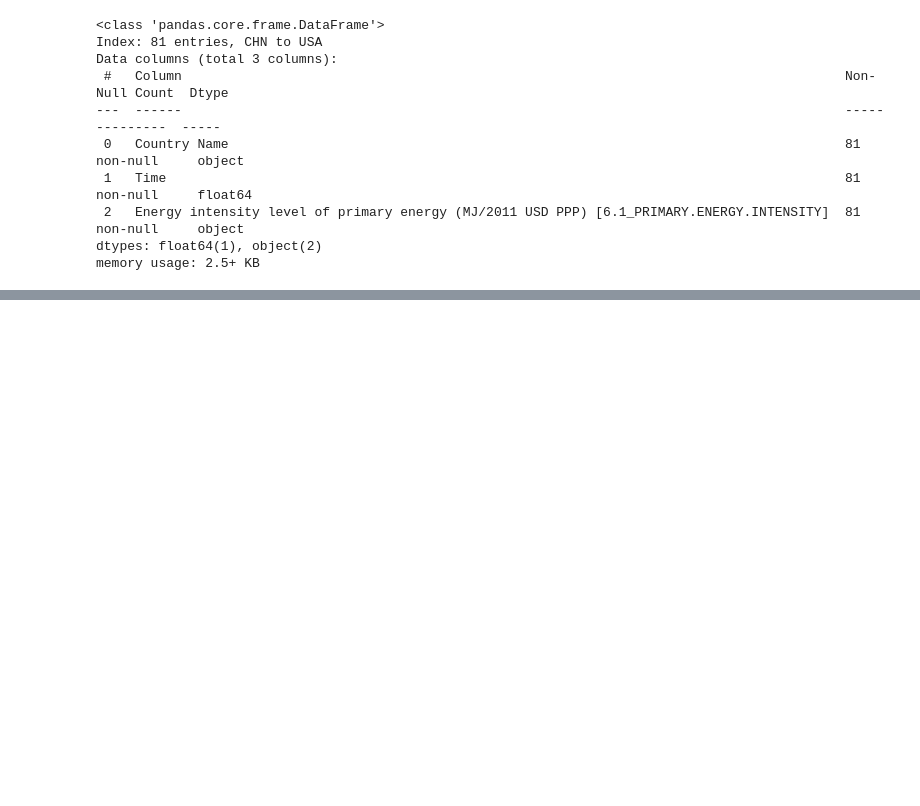
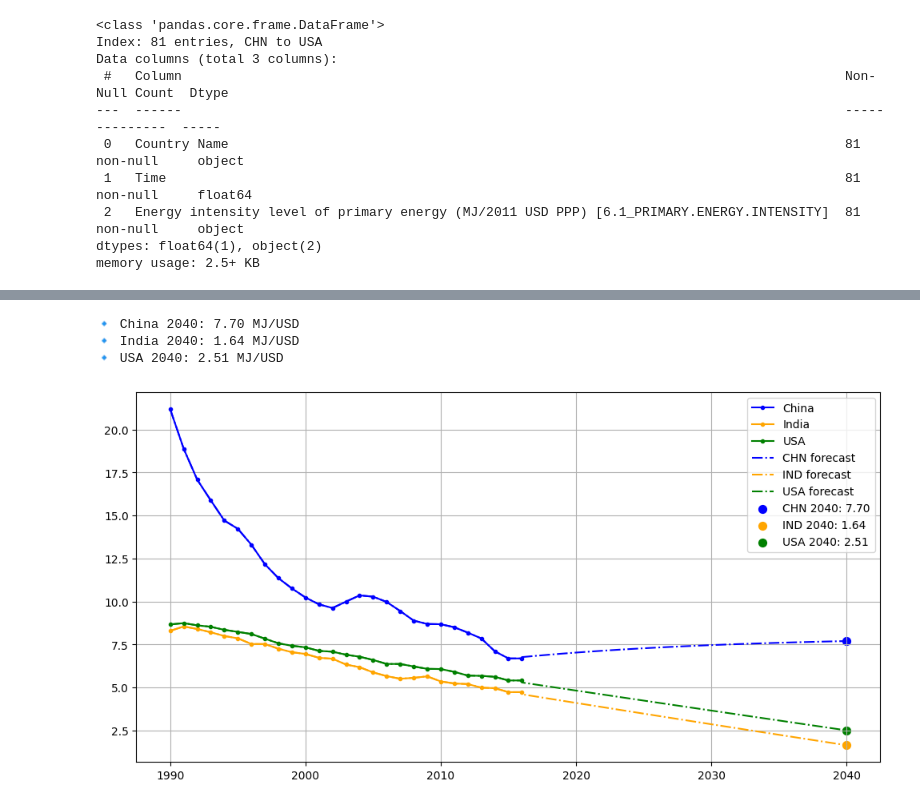
Before and after one commit to ximegargo012-droid/Energy, a Jupyter notebook: Energy.ipynb, the cells around one changed output, grey strips where cells are left out. Drawn from its saved outputs; the diff is of its cells as text; code cells hidden in the pictures; blank space fills up the shorter version.

```diff
--- a/Energy.ipynb
+++ b/Energy.ipynb
@@ -388,0 +307,10 @@ Success 2080
+# %%
+#Series of each country and desired year data
+for countryName in NRep:
+    match countryName:
+        case "China":
+            arimaCHN,WC=arimaPEnergy(primEChAsc)
+        case "India":
+            arimaIND,WI=arimaPEnergy(primEInAsc)
+        case "United States":
+            arimaUSA,WU=arimaPEnergy(primEUsAsc)
@@ -388,0 +341,33 @@ Success 2080
+# %%
+# Results
+print(f"🔹 China {wish}: {WC:.2f} MJ/USD")
+print(f"🔹 India {wish}: {WI:.2f} MJ/USD")
+print(f"🔹 USA {wish}: {WU:.2f} MJ/USD")
+
+#Plot
+plt.figure(figsize=(12,6))
+
+# Historic values
+plt.plot(yearsAsc,primEChAsc,label="China",color="blue",marker='.')
+plt.plot(yearsAsc,primEInAsc,label="India",color="orange",marker='.')
+plt.plot(yearsAsc,primEUsAsc,label="USA",color="green",marker='.')
+
+# Forecast
+plt.plot(arimaFullYears, arimaCHN, label='CHN forecast',color="blue", linestyle='-.')
+plt.plot(arimaFullYears, arimaIND, label='IND forecast',color="orange", linestyle='-.')
+plt.plot(arimaFullYears, arimaUSA, label='USA forecast',color="green", linestyle='-.')
+
+#  Mark desired year info
+plt.scatter([wish], [WC], color='blue', s=50, label=f'CHN {wish}: {WC:.2f}')
+plt.scatter([wish], [WI], color='orange', s=50, label=f'IND {wish}: {WI:.2f}')
+plt.scatter([wish], [WU], color='green', s=50, label=f'USA {wish}: {WU:.2f}')
+
+
+plt.legend()
+plt.grid()
+plt.show()
+# %% [output]
+🔹 China 2040: 7.70 MJ/USD
+🔹 India 2040: 1.64 MJ/USD
+🔹 USA 2040: 2.51 MJ/USD
+[figure, added]
```
Also changed, not shown: parts of 14 cells of this notebook.
